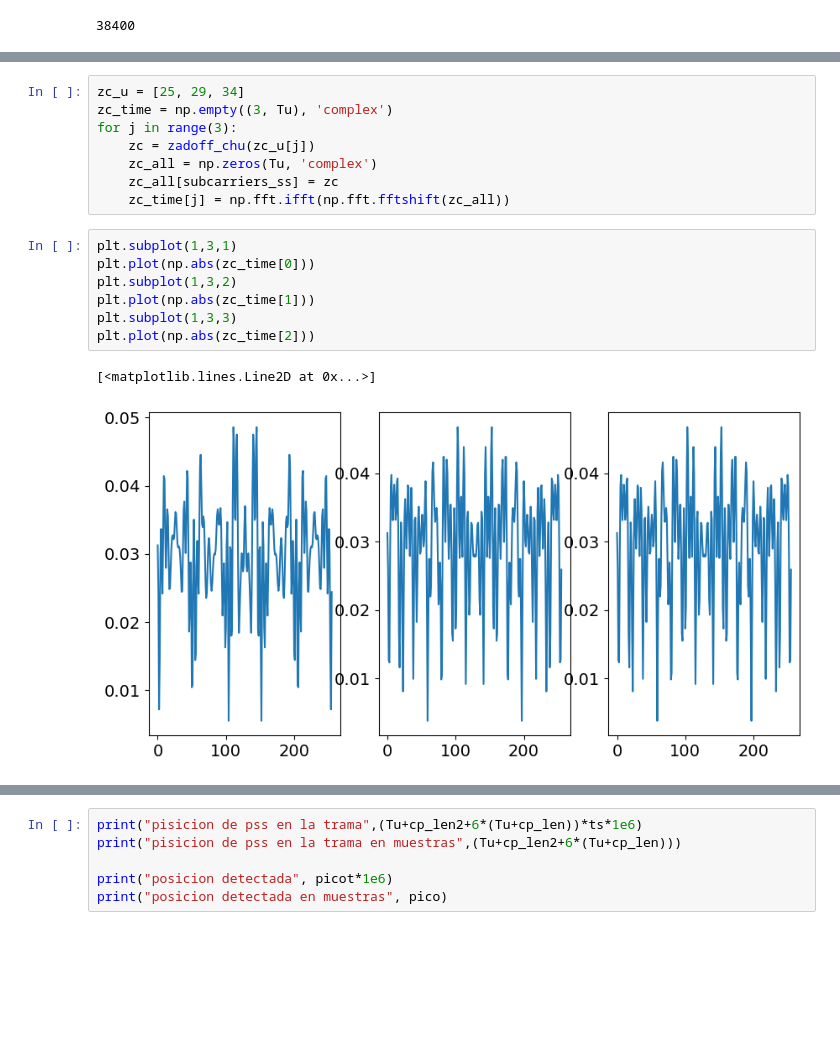
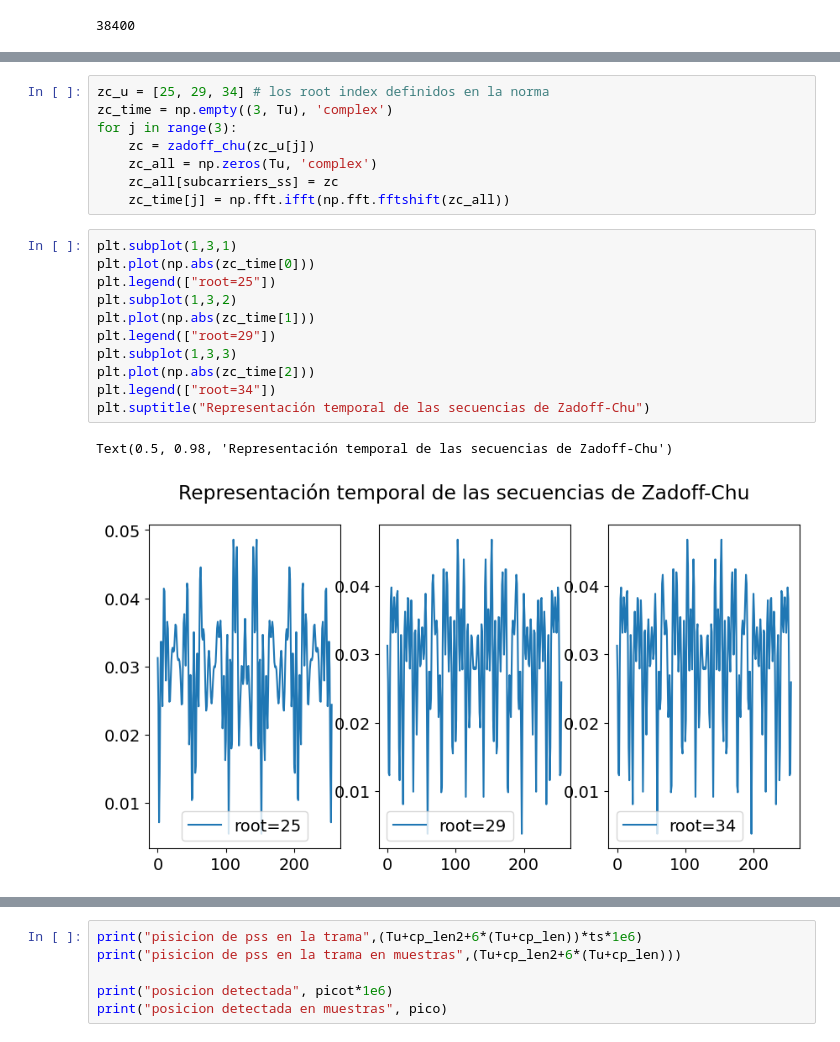
Before and after one commit to pablodecesare1/LTESignals, a Jupyter notebook: LTE_downlink_sincronizacion.ipynb, the cells around one changed output, grey strips where cells are left out. Saved outputs shown, nothing was run; the diff lists cells and outputs as text; blank space fills up the shorter version.

```diff
--- a/LTE_downlink_sincronizacion.ipynb
+++ b/LTE_downlink_sincronizacion.ipynb
@@ -86,5 +136,5 @@ plt.gca().set_aspect('equal', adjustable='box')
 # %%
-zc_u = [25, 29, 34]
+zc_u = [25, 29, 34] # los root index definidos en la norma
 zc_time = np.empty((3, Tu), 'complex')
 for j in range(3):
     zc = zadoff_chu(zc_u[j])
@@ -94,13 +144,17 @@ for j in range(3):
 # %%
 plt.subplot(1,3,1)
 plt.plot(np.abs(zc_time[0]))
+plt.legend(["root=25"])
 plt.subplot(1,3,2)
 plt.plot(np.abs(zc_time[1]))
+plt.legend(["root=29"])
 plt.subplot(1,3,3)
 plt.plot(np.abs(zc_time[2]))
+plt.legend(["root=34"])
+plt.suptitle("Representación temporal de las secuencias de Zadoff-Chu")
 # %% [output]
-[<matplotlib.lines.Line2D at 0x...>]
+Text(0.5, 0.98, 'Representación temporal de las secuencias de Zadoff-Chu')
-[figure, old version]
+[figure, new version]
 # %%
 fig, axs = plt.subplots(3, 3, facecolor='w', sharex=True, sharey=True)
 for j in range(3):
```
Also changed, not shown: parts of 24 cells of this notebook, 3 other files.
